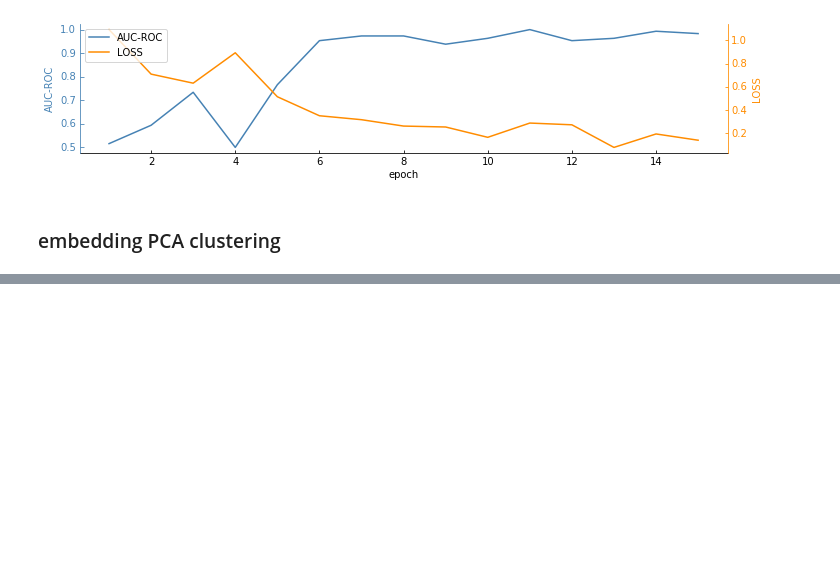
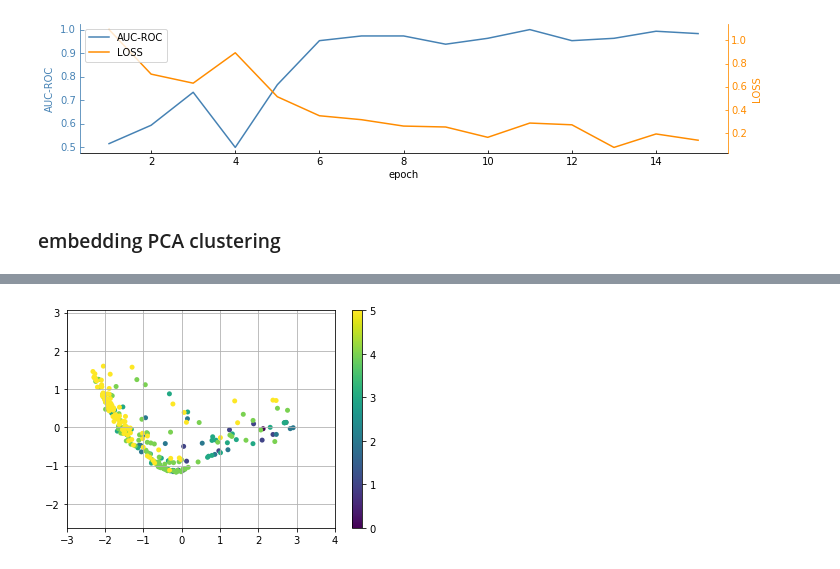
Before and after one commit to hsd1503/covid19_rnn, a Jupyter notebook: ResultsVis.ipynb, the cells around one changed output, grey strips where cells are left out. Cells and saved outputs as stored; diff of their text form; code cells hidden in the pictures; blank space fills up the shorter version.

```diff
--- a/ResultsVis.ipynb
+++ b/ResultsVis.ipynb
@@ -128,0 +146,16 @@ plt.colorbar()
+# %%
+survivalPro=np.array(projected.tolist()[:264])
+deadPro=np.array(projected[264:])
+survival_stage=emb_stage[:264]
+dead_stage=emb_stage[264:]
+for i in range(len(dead_stage)):
+    dead_stage[i]=dead_stage[i]-6
+# %%
+plt.scatter(survivalPro[:,0],survivalPro[:,1],c = survival_stage,edgecolor='none',alpha=1,s=25)
+plt.axis('equal')
+plt.grid()
+plt.colorbar()
+ax = plt.gca().set_xlim(-3,4)
+plt.savefig('scattersurvival.jpg', dpi=300)
+# %% [output]
+[figure, added]
```
Also changed, not shown: parts of 8 cells of this notebook.
